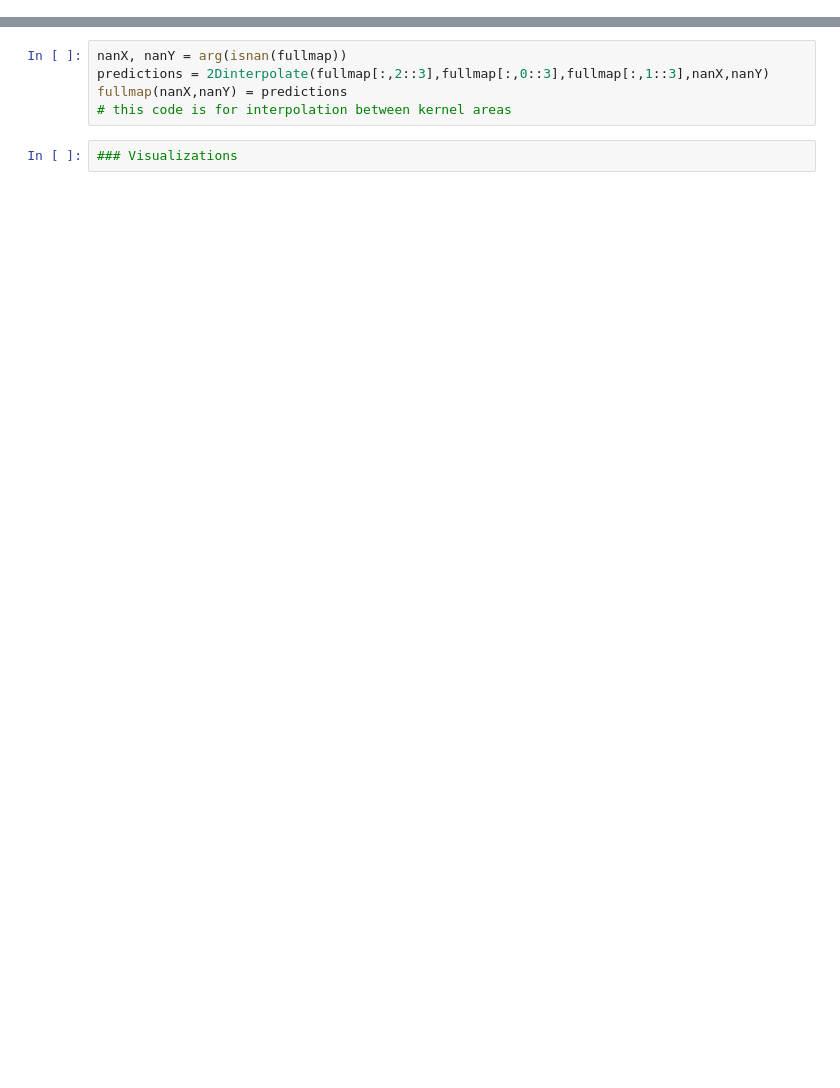
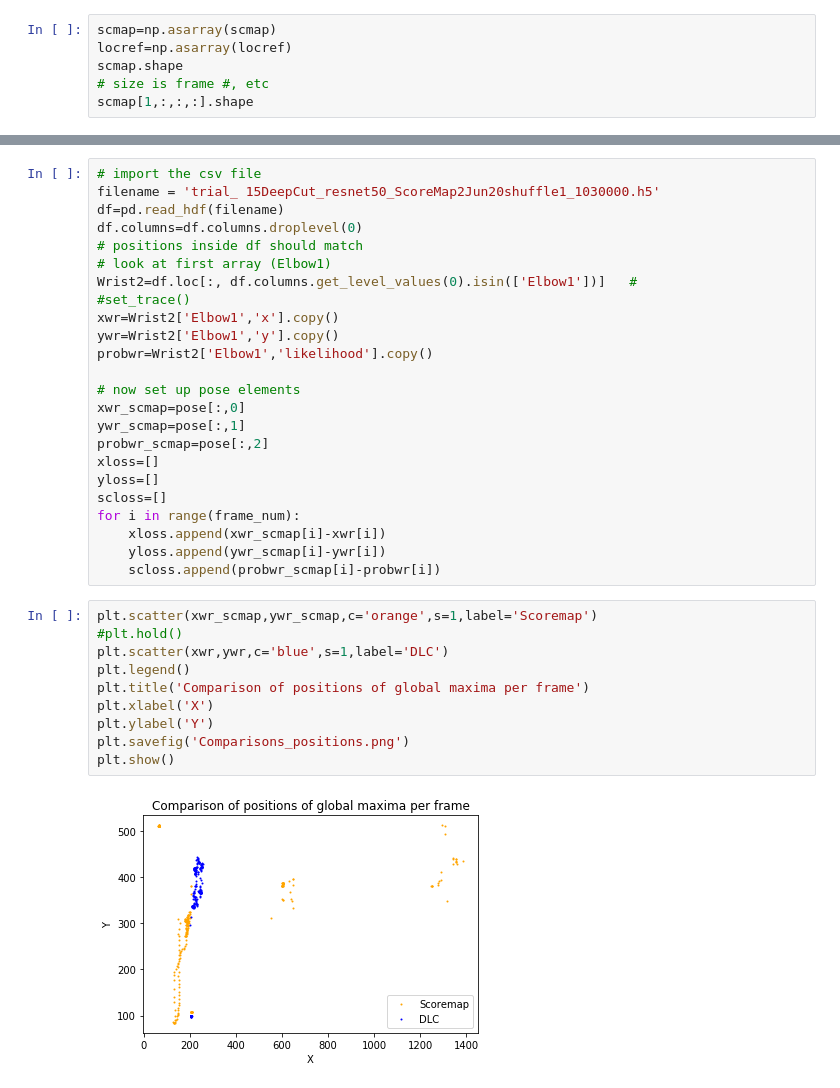
Before and after one commit to brettthepunk/ImageReconstruction, a Jupyter notebook: Scoremap.ipynb, the cells around one changed output, grey strips where cells are left out. Saved outputs shown, nothing was run; the diff lists cells and outputs as text; blank space fills up the shorter version.

Commit message:
New Files for Image Reconstruction

```diff
--- a/Scoremap.ipynb
+++ b/Scoremap.ipynb
@@ -44,0 +34,6 @@ print(MAXLOC)
+# %%
+scmap=np.asarray(scmap)
+locref=np.asarray(locref)
+scmap.shape
+# size is frame #, etc
+scmap[1,:,:,:].shape
@@ -63,7 +91,36 @@ SyntaxError: invalid syntax (<ipython-input-12-8e04fab96a1d>, line 2)
-# %%
-nanX, nanY = arg(isnan(fullmap))
-predictions = 2Dinterpolate(fullmap[:,2::3],fullmap[:,0::3],fullmap[:,1::3],nanX,nanY)
-fullmap(nanX,nanY) = predictions
-# this code is for interpolation between kernel areas
-# %%
-### Visualizations
+# %%
+# import the csv file
+filename = 'trial_ 15DeepCut_resnet50_ScoreMap2Jun20shuffle1_1030000.h5'
+df=pd.read_hdf(filename)
+df.columns=df.columns.droplevel(0)
+# positions inside df should match
+# look at first array (Elbow1)
+Wrist2=df.loc[:, df.columns.get_level_values(0).isin(['Elbow1'])]   #
+#set_trace()
+xwr=Wrist2['Elbow1','x'].copy()
+ywr=Wrist2['Elbow1','y'].copy()
+probwr=Wrist2['Elbow1','likelihood'].copy()
+
+# now set up pose elements
+xwr_scmap=pose[:,0]
+ywr_scmap=pose[:,1]
+probwr_scmap=pose[:,2]
+xloss=[]
+yloss=[]
+scloss=[]
+for i in range(frame_num):
+    xloss.append(xwr_scmap[i]-xwr[i])
+    yloss.append(ywr_scmap[i]-ywr[i])
+    scloss.append(probwr_scmap[i]-probwr[i])
+# %%
+plt.scatter(xwr_scmap,ywr_scmap,c='orange',s=1,label='Scoremap')
+#plt.hold()
+plt.scatter(xwr,ywr,c='blue',s=1,label='DLC')
+plt.legend()
+plt.title('Comparison of positions of global maxima per frame')
+plt.xlabel('X')
+plt.ylabel('Y')
+plt.savefig('Comparisons_positions.png')
+plt.show()
+# %% [output]
+[figure, added]
```
Also changed, not shown: parts of 28 cells of this notebook, 2 other files.
